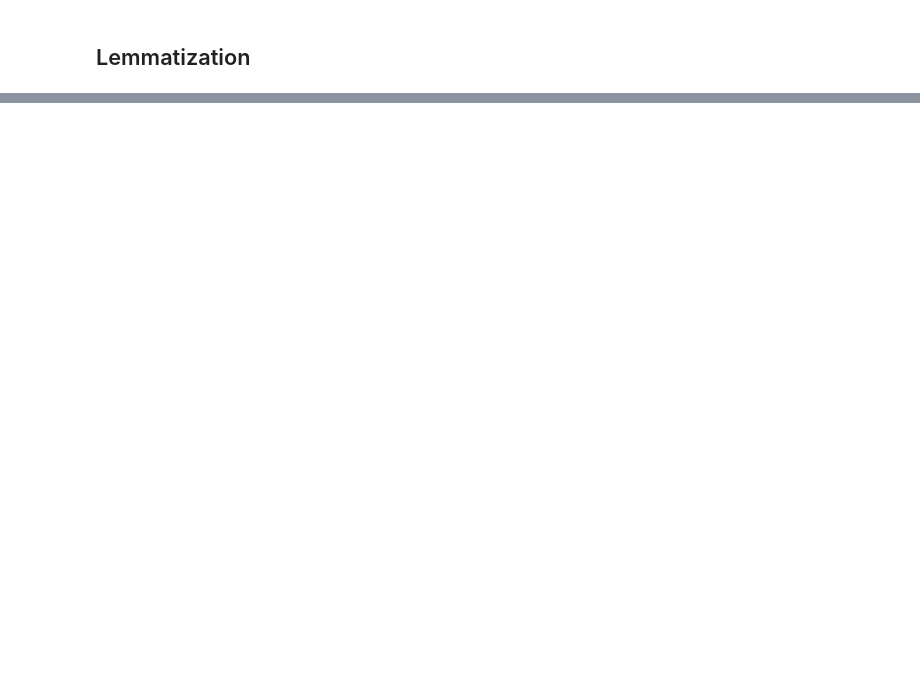
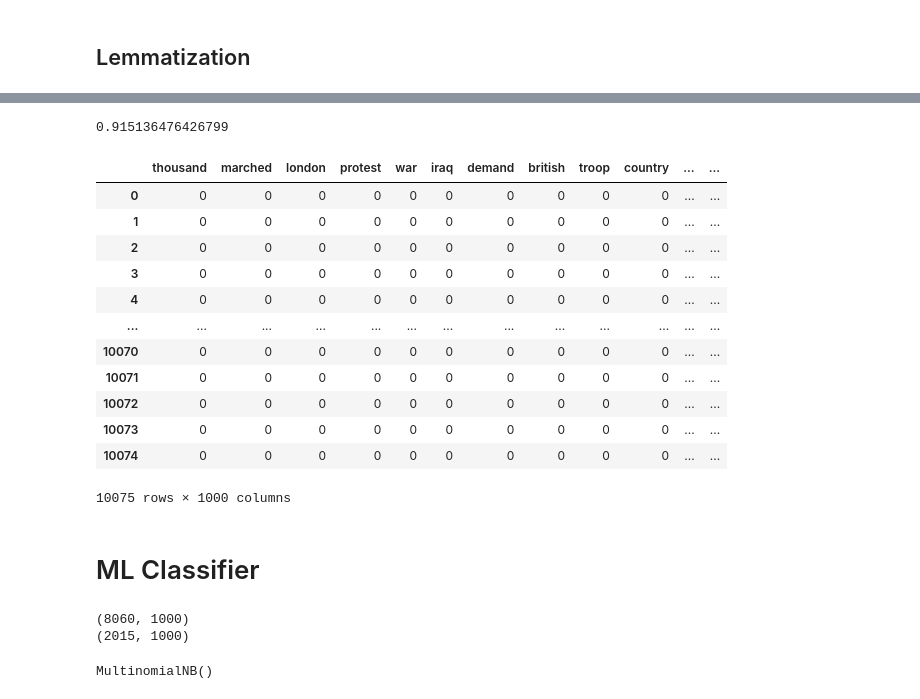
Before and after one commit to hendsaeedd/NER, a Jupyter notebook: NER.ipynb, the cells around one changed output, grey strips where cells are left out. Drawn from its saved outputs; the diff is of its cells as text; code cells hidden in the pictures; blank space fills up the shorter version.

Commit message:
check accuracy and report classification

```diff
--- a/NER.ipynb
+++ b/NER.ipynb
@@ -223,9 +219,0 @@ Name: Word, Length: 5801, dtype: object
-# %%
-def stem_word(word):
-    if word is not None:
-        stemmer = PorterStemmer()
-        return stemmer.stem(word)
-
-dataset['Stemmed'] = dataset['Word'].apply(stem_word)
-
-print(dataset[['Word','Stemmed']])
@@ -339,0 +267,2 @@ probablistic
+# %%
+dataset['clean_dataset']=dataset['Lemmatized']
@@ -339,0 +271,7 @@ probablistic
+# %%
+# dataset['POS'] = dataset.POS.map({'NNP': 1})
+def map_pos(v):
+    return 1 if v == 'NNP' else 0  #we will target COUNTRIES only
+
+dataset['POS'] = dataset['POS'].apply(map_pos)
+dataset['POS']
@@ -339,0 +323,45 @@ probablistic
+# %%
+from sklearn.feature_extraction.text import CountVectorizer
+
+countvec = CountVectorizer(ngram_range=(1,2), max_features=1000)
+features = countvec.fit_transform(dataset['clean_dataset'])
+# %%
+from sklearn.feature_extraction.text import TfidfVectorizer
+from sklearn.naive_bayes import MultinomialNB
+from sklearn.metrics import accuracy_score
+
+tfidf_vectorizer = TfidfVectorizer()
+X_tfidf = tfidf_vectorizer.fit_transform(dataset['clean_dataset'])
+
+X_train_tfidf, X_test_tfidf, y_train, y_test = train_test_split(X_tfidf, dataset['POS'], test_size=0.2)
+
+# Classifier
+nb_model_tfidf = MultinomialNB()
+nb_model_tfidf.fit(X_train_tfidf, y_train)
+
+# Prediction
+y_pred_tfidf = nb_model_tfidf.predict(X_test_tfidf)
+
+# Accuracy
+accuracy_tfidf = accuracy_score(y_test, y_pred_tfidf)
+print(accuracy_tfidf)
+# %% [output]
+0.915136476426799
+# %%
+pd.DataFrame(features.toarray(),columns=countvec.vocabulary_.keys())
+# %% [output]
+|  | thousand | marched | london | protest | war | iraq | demand | british | troop | country | ... | ... |
+| 0 | 0 | 0 | 0 | 0 | 0 | 0 | 0 | 0 | 0 | 0 | ... | ... |
+| 1 | 0 | 0 | 0 | 0 | 0 | 0 | 0 | 0 | 0 | 0 | ... | ... |
+| 2 | 0 | 0 | 0 | 0 | 0 | 0 | 0 | 0 | 0 | 0 | ... | ... |
+| 3 | 0 | 0 | 0 | 0 | 0 | 0 | 0 | 0 | 0 | 0 | ... | ... |
+| 4 | 0 | 0 | 0 | 0 | 0 | 0 | 0 | 0 | 0 | 0 | ... | ... |
+| ... | ... | ... | ... | ... | ... | ... | ... | ... | ... | ... | ... | ... |
+| 10070 | 0 | 0 | 0 | 0 | 0 | 0 | 0 | 0 | 0 | 0 | ... | ... |
+| 10071 | 0 | 0 | 0 | 0 | 0 | 0 | 0 | 0 | 0 | 0 | ... | ... |
+| 10072 | 0 | 0 | 0 | 0 | 0 | 0 | 0 | 0 | 0 | 0 | ... | ... |
+| 10073 | 0 | 0 | 0 | 0 | 0 | 0 | 0 | 0 | 0 | 0 | ... | ... |
+| 10074 | 0 | 0 | 0 | 0 | 0 | 0 | 0 | 0 | 0 | 0 | ... | ... |
+10075 rows × 1000 columns
+# %% [markdown]
+# ML Classifier
@@ -339,0 +371,13 @@ probablistic
+# %%
+print(X_train.shape)
+print(X_test.shape)
+# %% [output]
+(8060, 1000)
+(2015, 1000)
+# %%
+from sklearn.naive_bayes import MultinomialNB
+model = MultinomialNB()
+#training
+model.fit(X_train, y_train)
+# %% [output]
+MultinomialNB()
```
Also changed, not shown: parts of 46 cells of this notebook.
